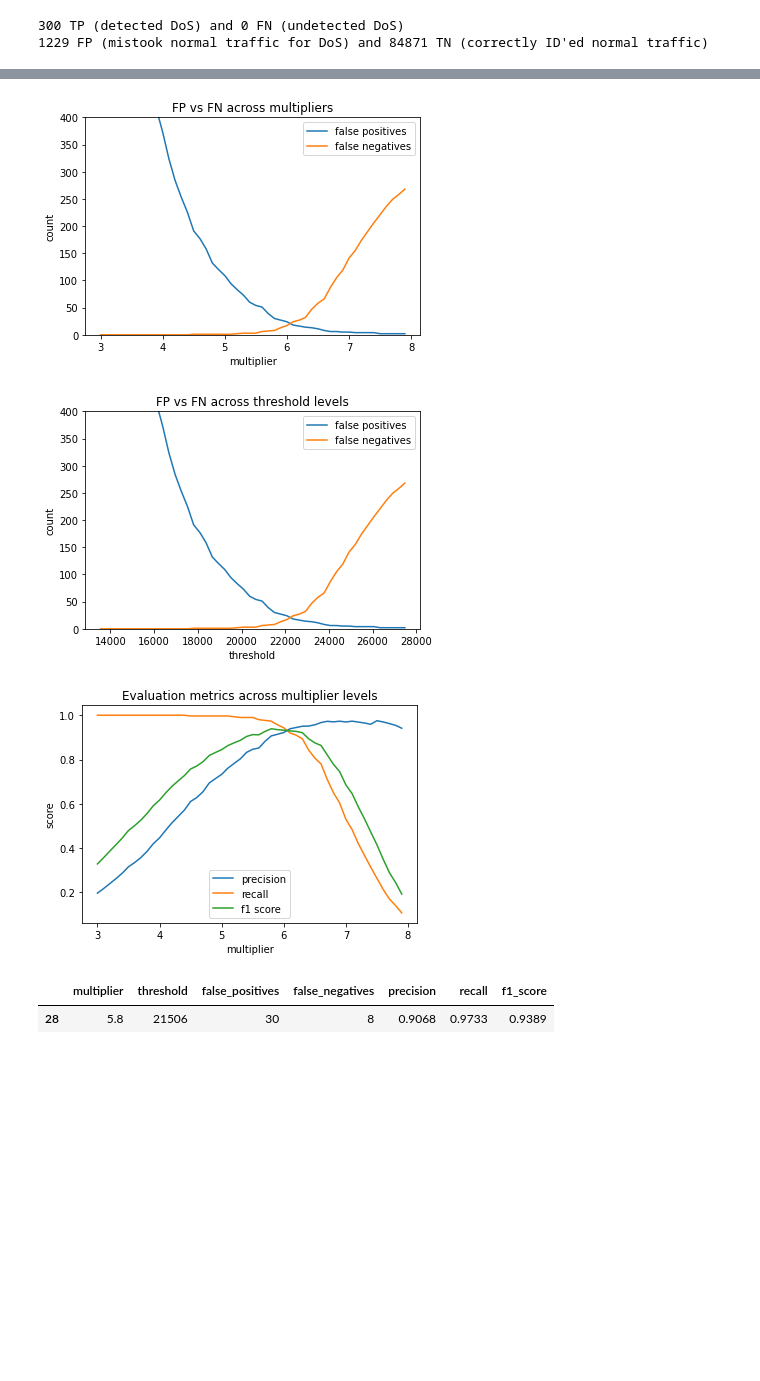
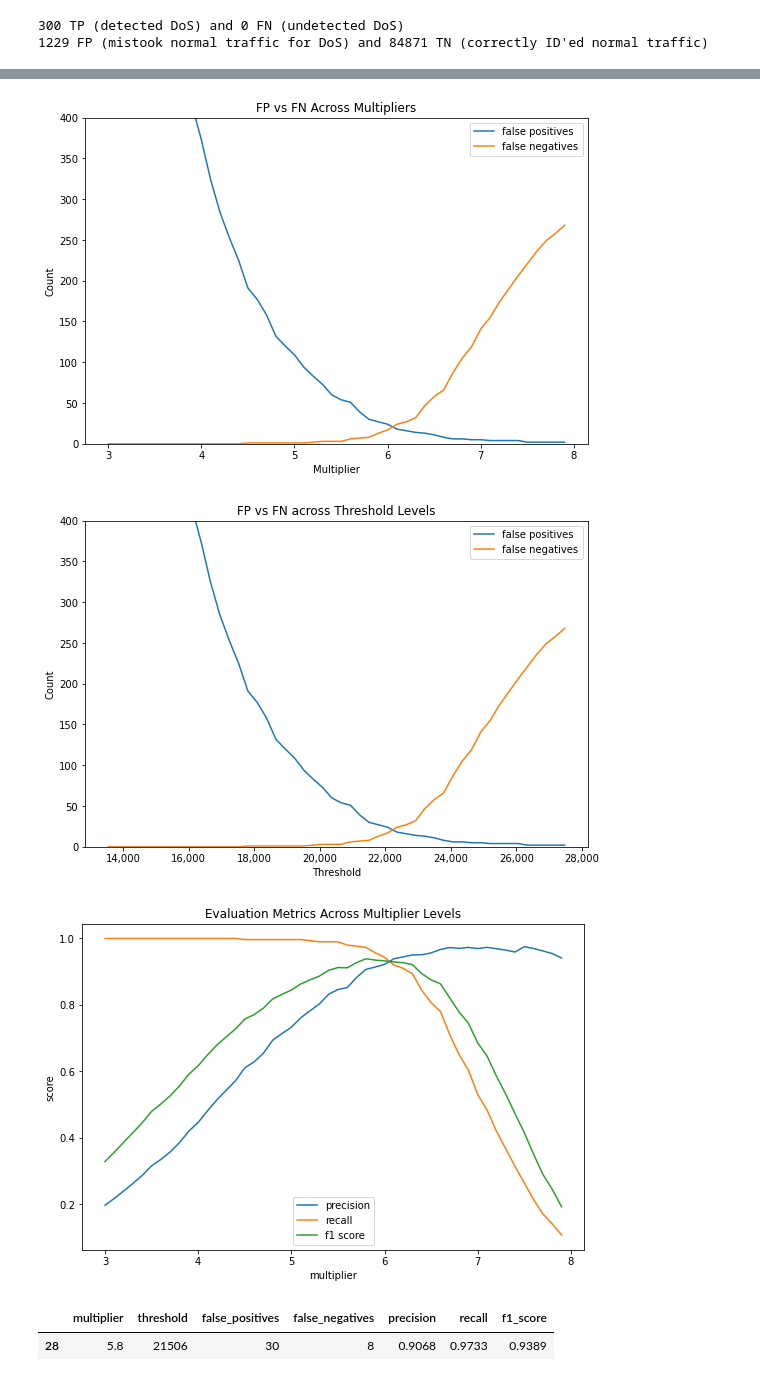
Before and after one commit to yisoonshin/Cream, a Jupyter notebook: Threshold Optimization - Light Proof of Concept.ipynb, the cells around one changed output, grey strips where cells are left out. Cells and saved outputs as stored; diff of their text form; code cells hidden in the pictures; blank space fills up the shorter version.

```diff
--- a/Threshold Optimization - Light Proof of Concept.ipynb
+++ b/Threshold Optimization - Light Proof of Concept.ipynb
@@ -207,38 +236,51 @@ eval_df.head(20)
 # %%
 # Let's map the changes in false positives vs false negatives as the multiplier changes
+
+fig, ax = plt.subplots()
+fig = plt.gcf()
+fig.set_size_inches(9, 6)
 sns.lineplot(x='multiplier', y='false_positives', data=eval_df, label='false positives')
 sns.lineplot(x='multiplier', y='false_negatives', data=eval_df, label='false negatives')
-plt.ylabel('count')
-plt.xlabel('multiplier')
-plt.title('FP vs FN across multipliers')
+plt.ylabel('Count')
+plt.xlabel('Multiplier')
+plt.title('FP vs FN Across Multipliers')
 plt.ylim(0,400)
 plt.legend()
 plt.show()
 # %% [output]
-[figure, old version]
+[figure, new version]
 # %%
 # Another one using threshold
+
+fig, ax = plt.subplots()
+fig = plt.gcf()
+fig.set_size_inches(9, 6)
 sns.lineplot(x='threshold', y='false_positives', data=eval_df, label='false positives')
 sns.lineplot(x='threshold', y='false_negatives', data=eval_df, label='false negatives')
-plt.ylabel('count')
-plt.xlabel('threshold')
-plt.title('FP vs FN across threshold levels')
+plt.ylabel('Count')
+plt.xlabel('Threshold')
+ax.get_xaxis().set_major_formatter(plt.FuncFormatter(lambda x, loc: "{:,}".format(int(x))))
+plt.title('FP vs FN across Threshold Levels')
 plt.ylim(0,400)
 plt.show()
 # %% [output]
-[figure, old version]
+[figure, new version]
 # %%
-# Let's plot our evaluation metrics across threshold values
+# Let's plot our evaluation metrics across multiplier values.
+
+fig, ax = plt.subplots()
+fig = plt.gcf()
+fig.set_size_inches(9, 6)
 sns.lineplot(x='multiplier', y='precision', data=eval_df, label='precision')
 sns.lineplot(x='multiplier', y='recall', data=eval_df, label='recall')
 sns.lineplot(x='multiplier', y='f1_score', data=eval_df, label='f1 score')
 plt.ylabel('score')
 plt.xlabel('multiplier')
-plt.title('Evaluation metrics across multiplier levels')
+plt.title('Evaluation Metrics Across Multiplier Levels')
 plt.legend(loc='lower center')
 plt.show()
 # %% [output]
-[figure, old version]
+[figure, new version]
 # %%
 # A recommended sweet spot for the analyst could be somewhere around where the F1 score is at its maximum.
 # Note that we could tweak the f1 score calculation depending on our risk tolerance
```
Also changed, not shown: parts of 17 cells of this notebook.
